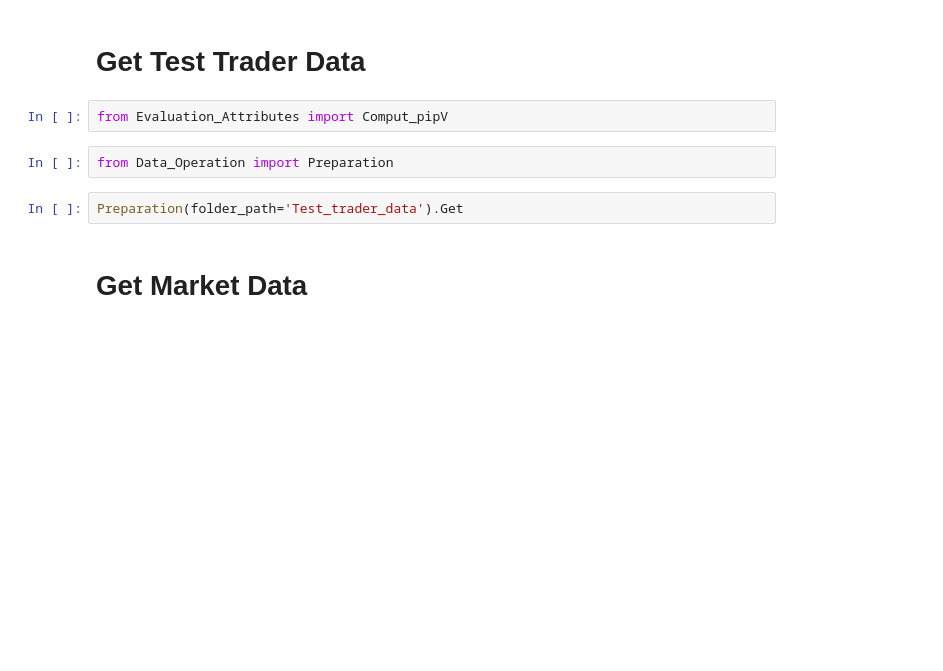
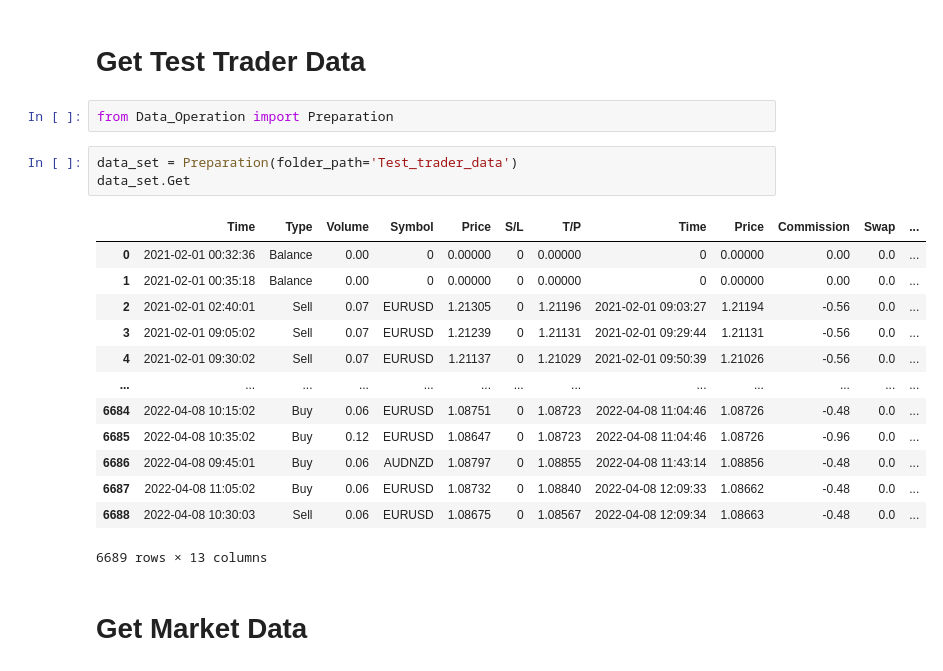
Before and after one commit to adaji/TraderEvaluation, a Jupyter notebook: TestNote.ipynb, the cells around one changed output. Drawn from its saved outputs; the diff is of its cells as text; blank space fills up the shorter version.

```diff
--- a/TestNote.ipynb
+++ b/TestNote.ipynb
@@ -1,11 +1,24 @@
 # %% [markdown]
 # Get Test Trader Data
-# %%
-from Evaluation_Attributes import Comput_pipV
 # %%
 from Data_Operation import Preparation
 # %%
-Preparation(folder_path='Test_trader_data').Get
+data_set = Preparation(folder_path='Test_trader_data')
+data_set.Get
+# %% [output]
+|  | Time | Type | Volume | Symbol | Price | S/L | T/P | Time | Price | Commission | Swap | ... |
+| 0 | 2021-02-01 00:32:36 | Balance | 0.00 | 0 | 0.00000 | 0 | 0.00000 | 0 | 0.00000 | 0.00 | 0.0 | ... |
+| 1 | 2021-02-01 00:35:18 | Balance | 0.00 | 0 | 0.00000 | 0 | 0.00000 | 0 | 0.00000 | 0.00 | 0.0 | ... |
+| 2 | 2021-02-01 02:40:01 | Sell | 0.07 | EURUSD | 1.21305 | 0 | 1.21196 | 2021-02-01 09:03:27 | 1.21194 | -0.56 | 0.0 | ... |
+| 3 | 2021-02-01 09:05:02 | Sell | 0.07 | EURUSD | 1.21239 | 0 | 1.21131 | 2021-02-01 09:29:44 | 1.21131 | -0.56 | 0.0 | ... |
+| 4 | 2021-02-01 09:30:02 | Sell | 0.07 | EURUSD | 1.21137 | 0 | 1.21029 | 2021-02-01 09:50:39 | 1.21026 | -0.56 | 0.0 | ... |
+| ... | ... | ... | ... | ... | ... | ... | ... | ... | ... | ... | ... | ... |
+| 6684 | 2022-04-08 10:15:02 | Buy | 0.06 | EURUSD | 1.08751 | 0 | 1.08723 | 2022-04-08 11:04:46 | 1.08726 | -0.48 | 0.0 | ... |
+| 6685 | 2022-04-08 10:35:02 | Buy | 0.12 | EURUSD | 1.08647 | 0 | 1.08723 | 2022-04-08 11:04:46 | 1.08726 | -0.96 | 0.0 | ... |
+| 6686 | 2022-04-08 09:45:01 | Buy | 0.06 | AUDNZD | 1.08797 | 0 | 1.08855 | 2022-04-08 11:43:14 | 1.08856 | -0.48 | 0.0 | ... |
+| 6687 | 2022-04-08 11:05:02 | Buy | 0.06 | EURUSD | 1.08732 | 0 | 1.08840 | 2022-04-08 12:09:33 | 1.08662 | -0.48 | 0.0 | ... |
+| 6688 | 2022-04-08 10:30:03 | Sell | 0.06 | EURUSD | 1.08675 | 0 | 1.08567 | 2022-04-08 12:09:34 | 1.08663 | -0.48 | 0.0 | ... |
+6689 rows × 13 columns
 # %% [markdown]
 # Get Market Data
 # %%
```
Also changed, not shown: parts of 2 cells of this notebook.
